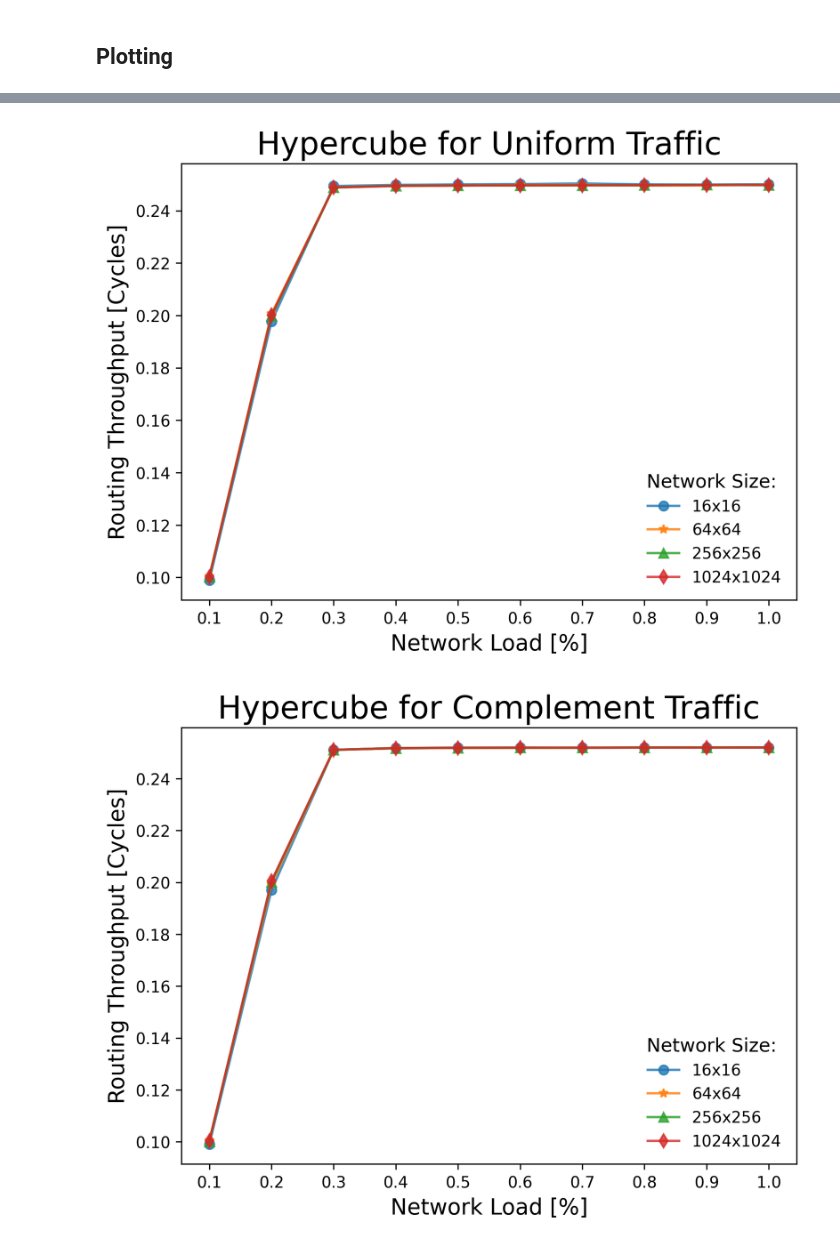
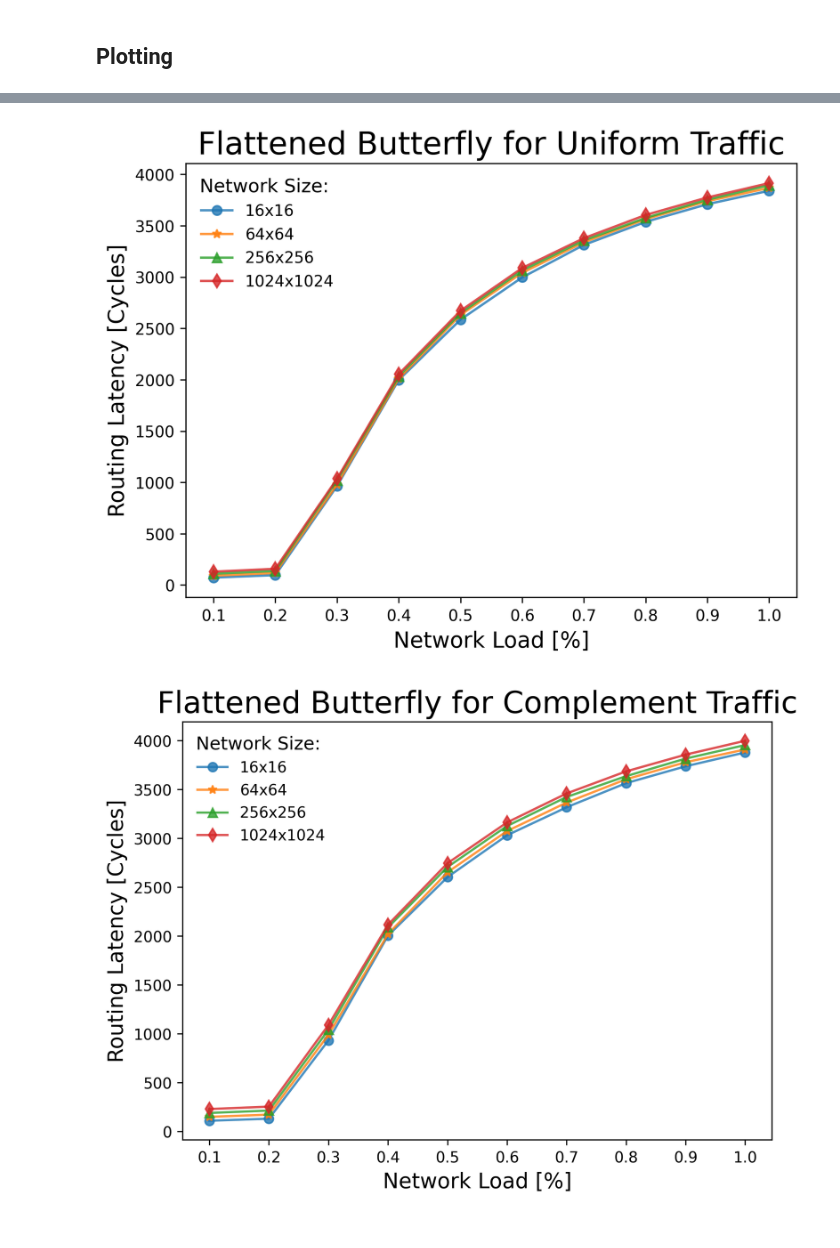
Before and after one commit to Ub3rJosh/interconnection_networks_course, a Jupyter notebook: sim_plotting.ipynb, the cells around one changed output, grey strips where cells are left out. Drawn from its saved outputs; the diff is of its cells as text; code cells hidden in the pictures.

Commit message:
all plots done

```diff
--- a/sim_plotting.ipynb
+++ b/sim_plotting.ipynb
@@ -125,6 +149,23 @@ for traffic in [0, 4, 8]:
     plt.legend(title="Network Size: ", framealpha=0, fontsize=10, title_fontsize=12)
     plt.savefig(f"./plots/Hypercube_{traffic_labels[traffic_i]}_latency.png")
     plt.show()
+
+for traffic in [0, 4, 8]:
+    traffic_i = np.where(traffic_args == traffic)[0][0]
+
+    fig, ax = plt.subplots(1, 1, figsize=(7, 5), dpi=300)
+    ax.set_title(f"Hypercube for {traffic_labels[traffic_i]} Traffic", fontsize=20)
+    for i, K in enumerate(K_args):
+        eval(f"ax.plot(load_args, hypercube_{K}x{K}_throughput_{traffic}   , label=\"{K}x{K}\", marker=\"{markers[i]}\", alpha=0.8)")
+
+    ax.set_xticks(load_args)
+    ax.set_xlabel("Network Load [%]", fontsize=14)
+
+    ax.set_ylabel("Routing Throughput [Cycles]", fontsize=14)
+
+    plt.legend(title="Network Size: ", framealpha=0, fontsize=10, title_fontsize=12)
+    plt.savefig(f"./plots/Hypercube_{traffic_labels[traffic_i]}_throughput.png")
+    plt.show()
 # %% [output]
 [figure]
 [figure]
@@ -132,20 +176,38 @@ for traffic in [0, 4, 8]:
 # %%
 for traffic in [0, 4, 8]:
     traffic_i = np.where(traffic_args == traffic)[0][0]
 
     fig, ax = plt.subplots(1, 1, figsize=(7, 5), dpi=300)
-    ax.set_title(f"Hypercube for {traffic_labels[traffic_i]} Traffic", fontsize=20)
+    ax.set_title(f"Flattened Butterfly for {traffic_labels[traffic_i]} Traffic", fontsize=20)
     for i, K in enumerate(K_args):
-        eval(f"ax.plot(load_args, hypercube_{K}x{K}_throughput_{traffic}   , label=\"{K}x{K}\", marker=\"{markers[i]}\", alpha=0.8)")
+        eval(f"ax.plot(load_args, flattened_butterfly_{K}x{K}_latency_{traffic}   , label=\"{K}x{K}\", marker=\"{markers[i]}\", alpha=0.8)")
+        # eval(f"ax.plot(load_args, hypercube_{K}x{K}_throughput_{traffic}, )")
+
+    ax.set_xticks(load_args)
+    ax.set_xlabel("Network Load [%]", fontsize=14)
+
+    ax.set_ylabel("Routing Latency [Cycles]", fontsize=14)
+
+    plt.legend(title="Network Size: ", framealpha=0, fontsize=10, title_fontsize=12)
+    plt.savefig(f"./plots/Flattened_butterfly_{traffic_labels[traffic_i]}_latency.png")
+    plt.show()
+
+for traffic in [0, 4, 8]:
+    traffic_i = np.where(traffic_args == traffic)[0][0]
+
+    fig, ax = plt.subplots(1, 1, figsize=(7, 5), dpi=300)
+    ax.set_title(f"Flattened Buterfly for {traffic_labels[traffic_i]} Traffic", fontsize=20)
+    for i, K in enumerate(K_args):
+        eval(f"ax.plot(load_args, flattened_butterfly_{K}x{K}_throughput_{traffic}   , label=\"{K}x{K}\", marker=\"{markers[i]}\", alpha=0.8)")
 
     ax.set_xticks(load_args)
     ax.set_xlabel("Network Load [%]", fontsize=14)
 
     ax.set_ylabel("Routing Throughput [Cycles]", fontsize=14)
 
     plt.legend(title="Network Size: ", framealpha=0, fontsize=10, title_fontsize=12)
-    plt.savefig(f"./plots/Hypercube_{traffic_labels[traffic_i]}_throughput.png")
+    plt.savefig(f"./plots/Flattened_butterfly_{traffic_labels[traffic_i]}_throughput.png")
     plt.show()
 # %% [output]
-[figure, old version]
+[figure, new version]
-[figure, old version]
+[figure, new version]
```
Also changed, not shown: parts of 7 cells of this notebook, 6 other files.
